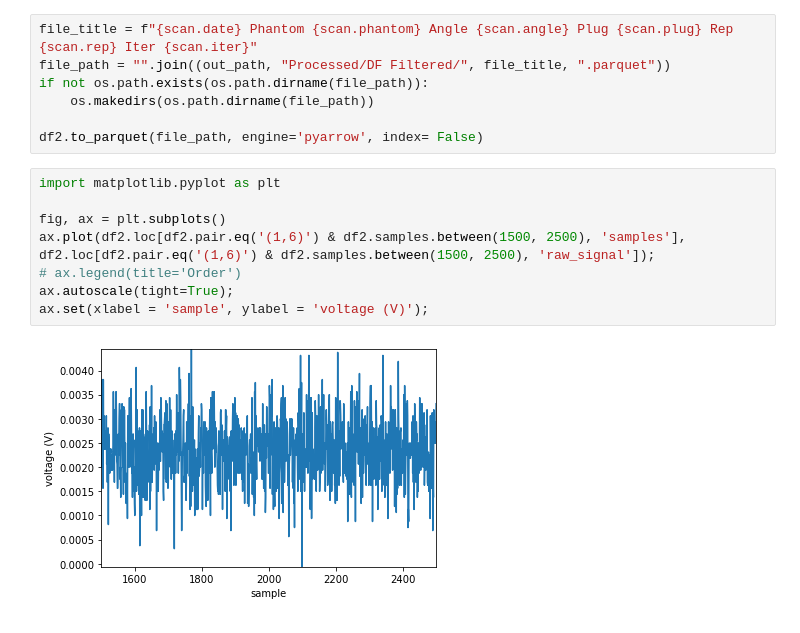
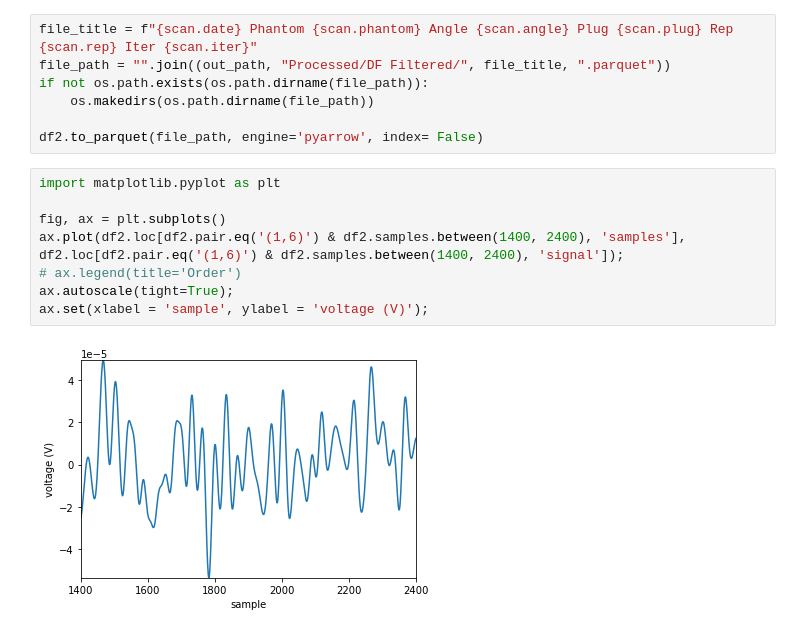
Before and after one commit to leofor19/nb-analysis-pandas, a Jupyter notebook: Jupyter/jupy3_uwb_data_read.ipynb, the cells around one changed output. Cells and saved outputs as stored; diff of their text form.

Commit message:
Updated uwb_filter_signals. Requires more optimization.

```diff
--- a/Jupyter/jupy3_uwb_data_read.ipynb
+++ b/Jupyter/jupy3_uwb_data_read.ipynb
@@ -139,10 +125,10 @@ df2.to_parquet(file_path, engine='pyarrow', index= False)
 # %%
 import matplotlib.pyplot as plt
 
 fig, ax = plt.subplots()
-ax.plot(df2.loc[df2.pair.eq('(1,6)') & df2.samples.between(1500, 2500), 'samples'], df2.loc[df2.pair.eq('(1,6)') & df2.samples.between(1500, 2500), 'raw_signal']);
+ax.plot(df2.loc[df2.pair.eq('(1,6)') & df2.samples.between(1400, 2400), 'samples'], df2.loc[df2.pair.eq('(1,6)') & df2.samples.between(1400, 2400), 'signal']);
 # ax.legend(title='Order')
 ax.autoscale(tight=True);
 ax.set(xlabel = 'sample', ylabel = 'voltage (V)');
 # %% [output]
-[figure, old version]
+[figure, new version]
```
Also changed, not shown: parts of 4 cells of this notebook, 1 other file.
